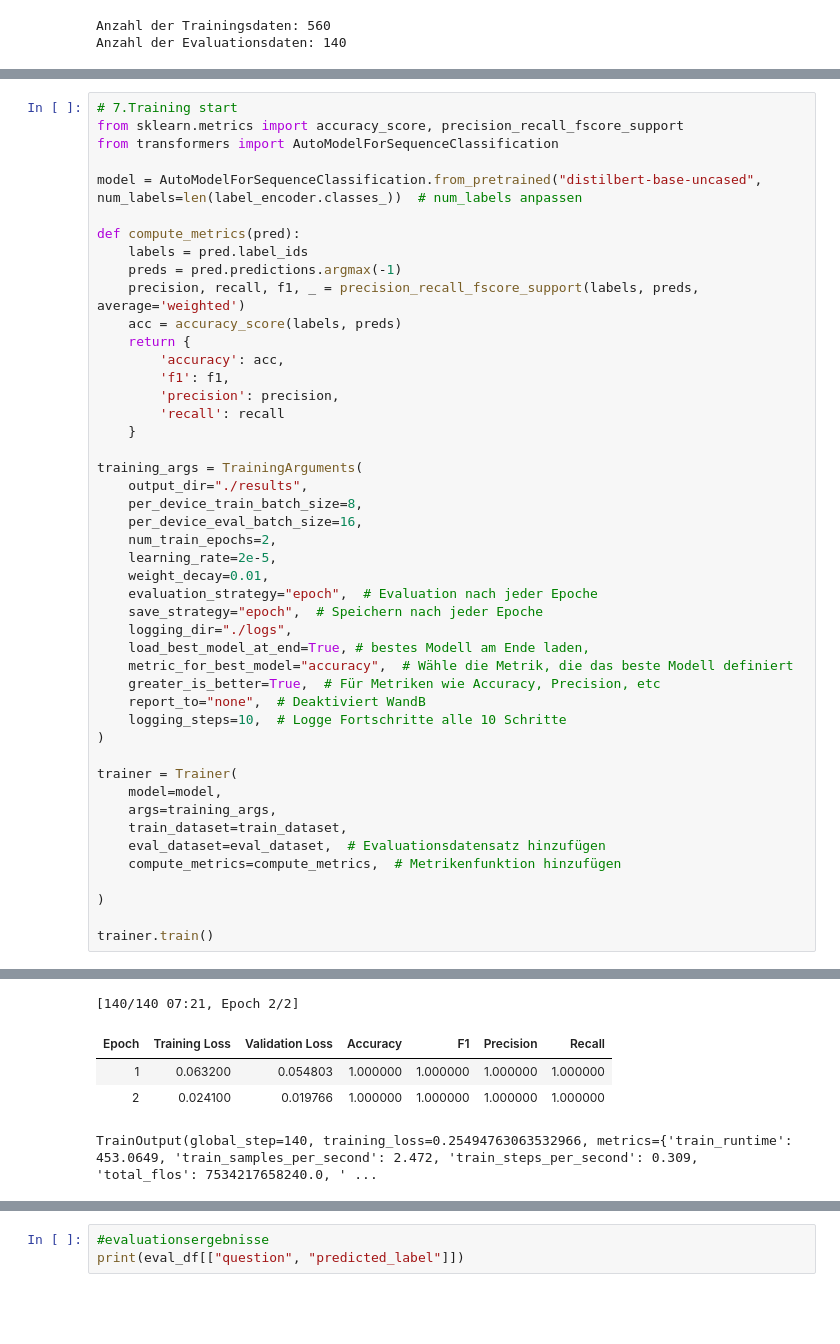
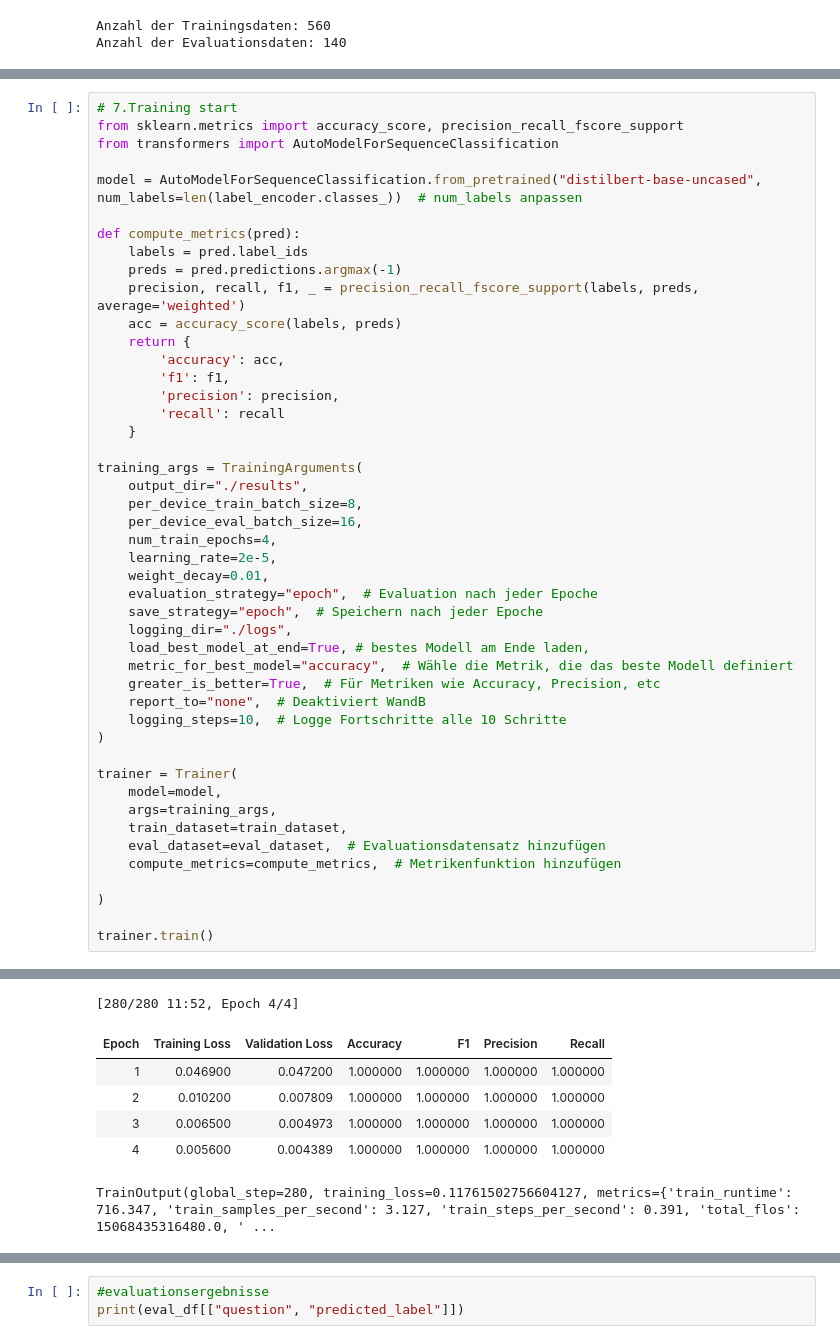
Before and after one commit to Michel-p16/PDS-Project, a Jupyter notebook: DTS_final_project.ipynb, the cells around one changed output, grey strips where cells are left out. Cells and saved outputs as stored; diff of their text form; blank space fills up the shorter version.

```diff
--- a/DTS_final_project.ipynb
+++ b/DTS_final_project.ipynb
@@ -219,38 +226,40 @@ def compute_metrics(pred):
 training_args = TrainingArguments(
     output_dir="./results",
     per_device_train_batch_size=8,
     per_device_eval_batch_size=16,
-    num_train_epochs=2,
+    num_train_epochs=4,
     learning_rate=2e-5,
     weight_decay=0.01,
     evaluation_strategy="epoch",  # Evaluation nach jeder Epoche
     save_strategy="epoch",  # Speichern nach jeder Epoche
     logging_dir="./logs",
     load_best_model_at_end=True, # bestes Modell am Ende laden,
     metric_for_best_model="accuracy",  # Wähle die Metrik, die das beste Modell definiert
     greater_is_better=True,  # Für Metriken wie Accuracy, Precision, etc
     report_to="none",  # Deaktiviert WandB
     logging_steps=10,  # Logge Fortschritte alle 10 Schritte
 )
 
 trainer = Trainer(
     model=model,
     args=training_args,
     train_dataset=train_dataset,
     eval_dataset=eval_dataset,  # Evaluationsdatensatz hinzufügen
     compute_metrics=compute_metrics,  # Metrikenfunktion hinzufügen
 
 )
 
 trainer.train()
 # %% [output]
 Some weights of DistilBertForSequenceClassification were not initialized from the model checkpoint at distilbert-base-uncased and are newly initialized: ['classifier.bias', 'classifier.weight', 'pre_c ...
 You should probably TRAIN this model on a down-stream task to be able to use it for predictions and inference.
-[140/140 07:21, Epoch 2/2]
+[280/280 11:52, Epoch 4/4]
 | Epoch | Training Loss | Validation Loss | Accuracy | F1 | Precision | Recall |
-| 1 | 0.063200 | 0.054803 | 1.000000 | 1.000000 | 1.000000 | 1.000000 |
-| 2 | 0.024100 | 0.019766 | 1.000000 | 1.000000 | 1.000000 | 1.000000 |
+| 1 | 0.046900 | 0.047200 | 1.000000 | 1.000000 | 1.000000 | 1.000000 |
+| 2 | 0.010200 | 0.007809 | 1.000000 | 1.000000 | 1.000000 | 1.000000 |
+| 3 | 0.006500 | 0.004973 | 1.000000 | 1.000000 | 1.000000 | 1.000000 |
+| 4 | 0.005600 | 0.004389 | 1.000000 | 1.000000 | 1.000000 | 1.000000 |
-TrainOutput(global_step=140, training_loss=0.25494763063532966, metrics={'train_runtime': 453.0649, 'train_samples_per_second': 2.472, 'train_steps_per_second': 0.309, 'total_flos': 7534217658240.0, ' ...
+TrainOutput(global_step=280, training_loss=0.11761502756604127, metrics={'train_runtime': 716.347, 'train_samples_per_second': 3.127, 'train_steps_per_second': 0.391, 'total_flos': 15068435316480.0, ' ...
 # %%
 #8. Evaluation nach Training
 
```
Also changed, not shown: parts of 14 cells of this notebook.
